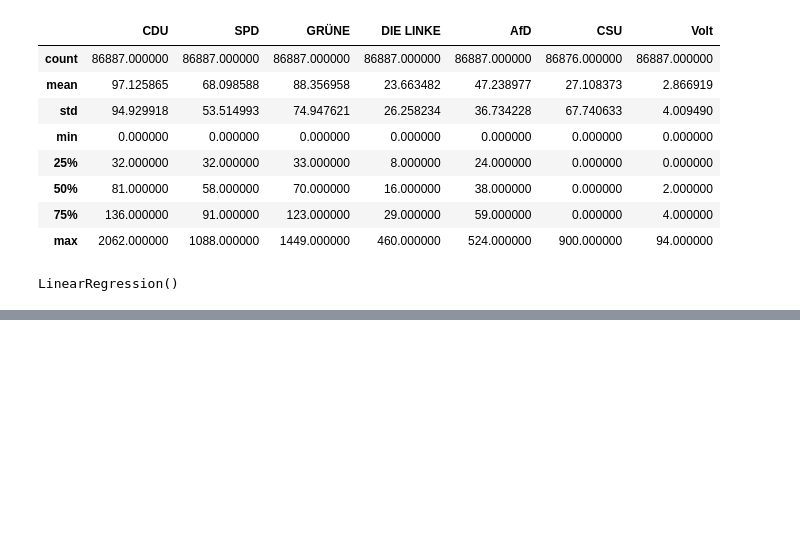
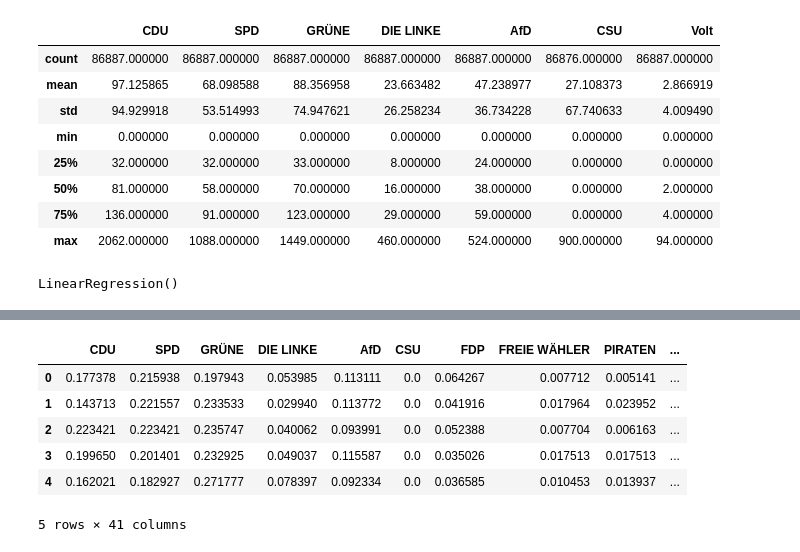
Before and after one commit to guimarais/ElectionAnalysis, a Jupyter notebook: 04-VotingAnalysis.ipynb, the cells around one changed output, grey strips where cells are left out. Saved outputs shown, nothing was run; the diff lists cells and outputs as text; code cells hidden in the pictures; blank space fills up the shorter version.

```diff
--- a/04-VotingAnalysis.ipynb
+++ b/04-VotingAnalysis.ipynb
@@ -112,0 +117,2 @@ plt.show()
+# %%
+share = pd.read_csv("./Files/justVotes.csv")
@@ -112,0 +129,4 @@ plt.show()
+# %%
+share["sum"] = share.sum(axis=1)
+# %%
+snew = share.loc[:,"CDU":"Volt"].div(share["sum"], axis=0)
@@ -112,0 +135,10 @@ plt.show()
+# %%
+snew.head()
+# %% [output]
+|  | CDU | SPD | GRÜNE | DIE LINKE | AfD | CSU | FDP | FREIE WÄHLER | PIRATEN | ... |
+| 0 | 0.177378 | 0.215938 | 0.197943 | 0.053985 | 0.113111 | 0.0 | 0.064267 | 0.007712 | 0.005141 | ... |
+| 1 | 0.143713 | 0.221557 | 0.233533 | 0.029940 | 0.113772 | 0.0 | 0.041916 | 0.017964 | 0.023952 | ... |
+| 2 | 0.223421 | 0.223421 | 0.235747 | 0.040062 | 0.093991 | 0.0 | 0.052388 | 0.007704 | 0.006163 | ... |
+| 3 | 0.199650 | 0.201401 | 0.232925 | 0.049037 | 0.115587 | 0.0 | 0.035026 | 0.017513 | 0.017513 | ... |
+| 4 | 0.162021 | 0.182927 | 0.271777 | 0.078397 | 0.092334 | 0.0 | 0.036585 | 0.010453 | 0.013937 | ... |
+5 rows × 41 columns
```
Also changed, not shown: parts of 20 cells of this notebook.
